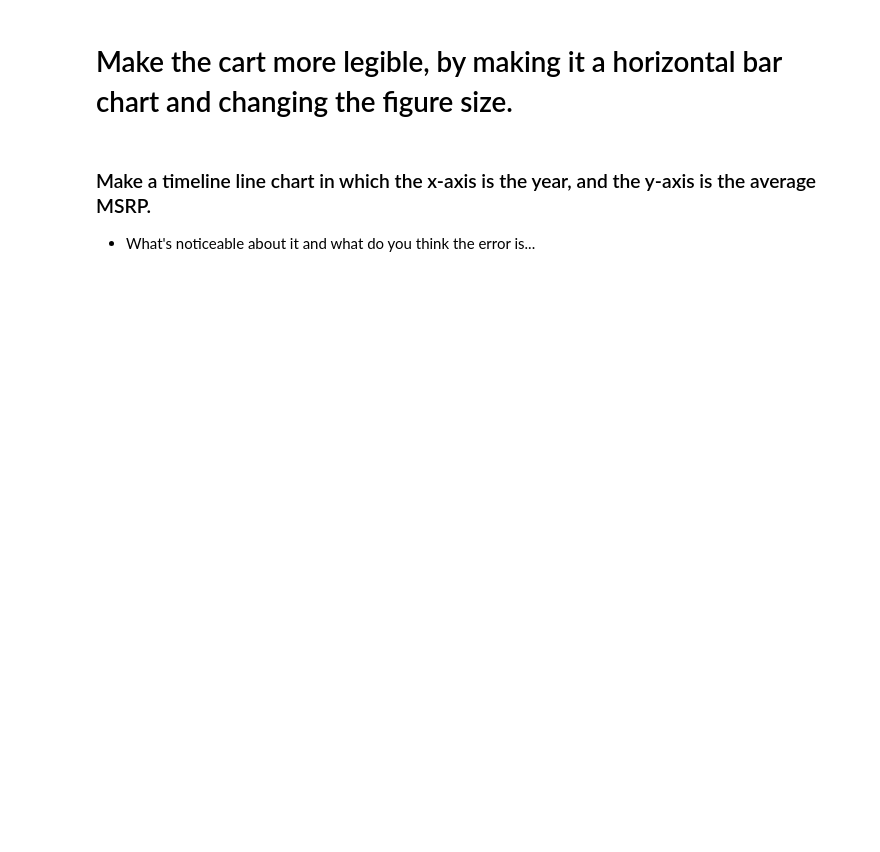
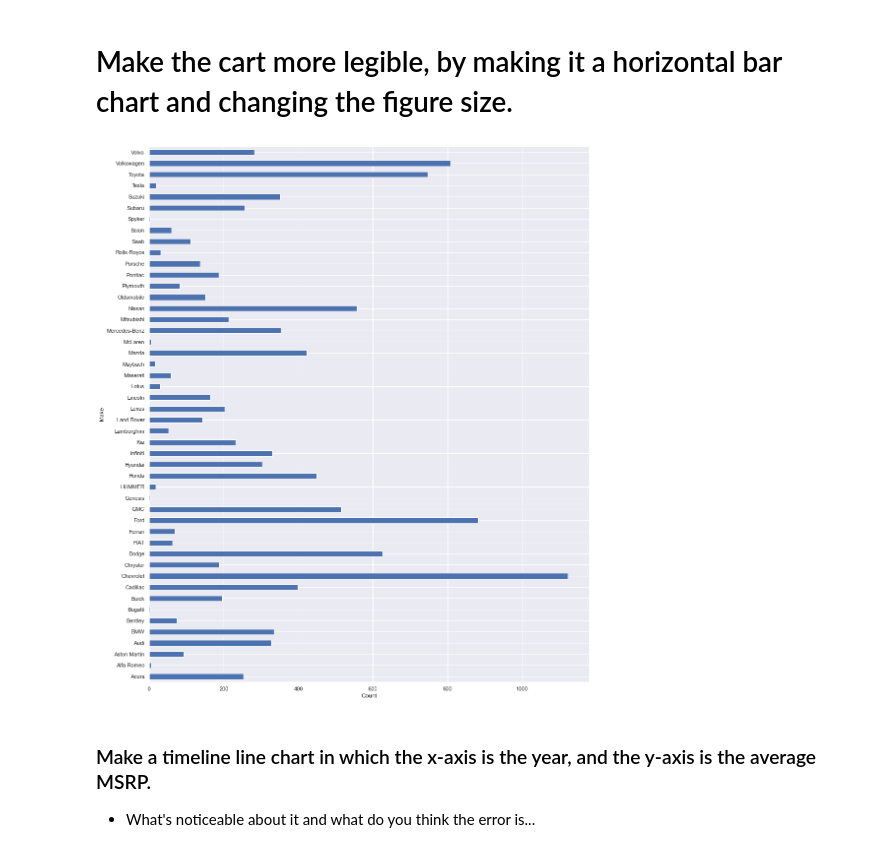
Before and after one commit to starx51/2020-fall-data-science, a Jupyter notebook: Week2-EDA/Exercise-EDA.ipynb, the cells around one changed output. Saved outputs shown, nothing was run; the diff lists cells and outputs as text; code cells hidden in the pictures; blank space fills up the shorter version.

```diff
--- a/Week2-EDA/Exercise-EDA.ipynb
+++ b/Week2-EDA/Exercise-EDA.ipynb
@@ -154,6 +148,14 @@ _Brand of car is the `Make` of the car._
 # Make the cart more legible, by making it a horizontal bar chart and changing the figure size.
 # %%
 # Make the cart more legible, by making it a horizontal bar chart and changing the figure size.
+
+plt.figure(figsize=(16,20))
+plt.xlabel('Count')
+
+df.groupby('Make')['Year'].count().plot(kind='barh')
+plt.show()
+# %% [output]
+[figure, added]
 # %% [markdown]
 ### Make a timeline line chart in which the x-axis is the year, and the y-axis is the average MSRP.
 * What's noticeable about it and what do you think the error is...
```
Also changed, not shown: parts of 21 cells of this notebook, 1 other file.
